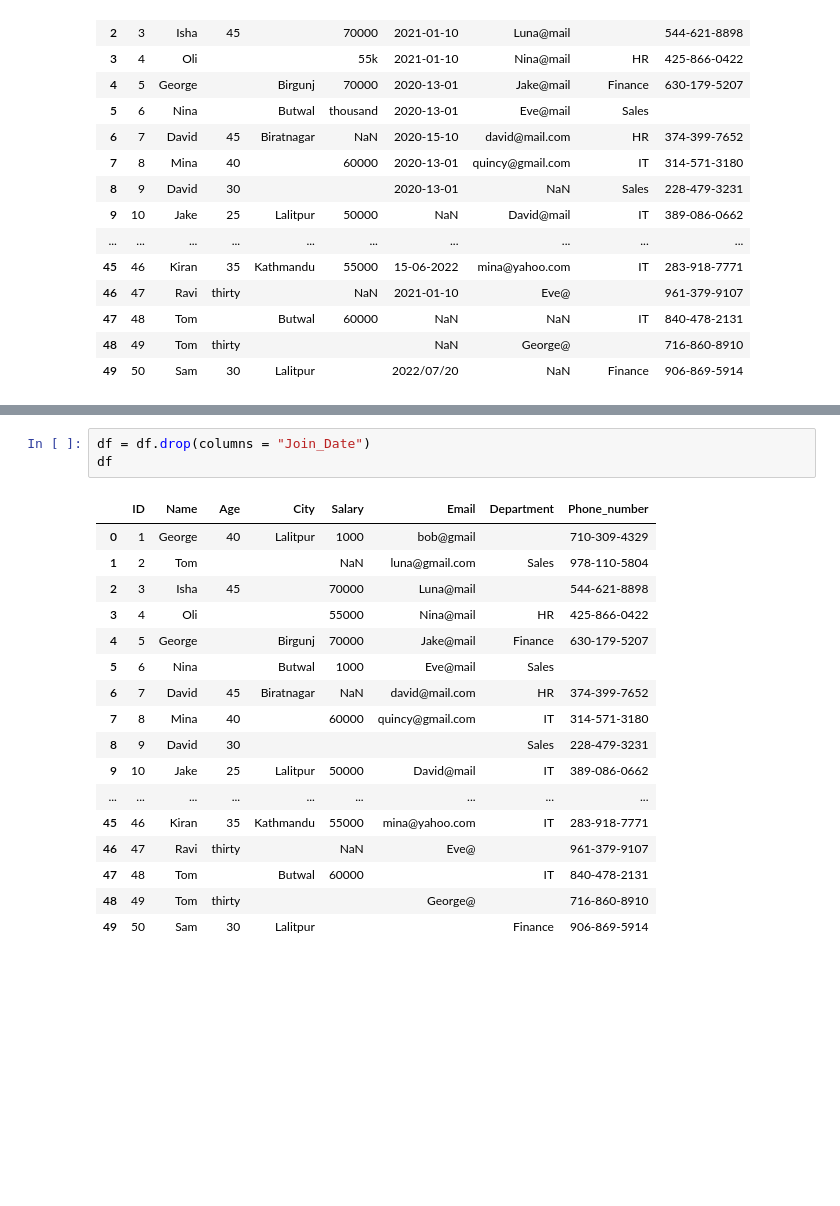
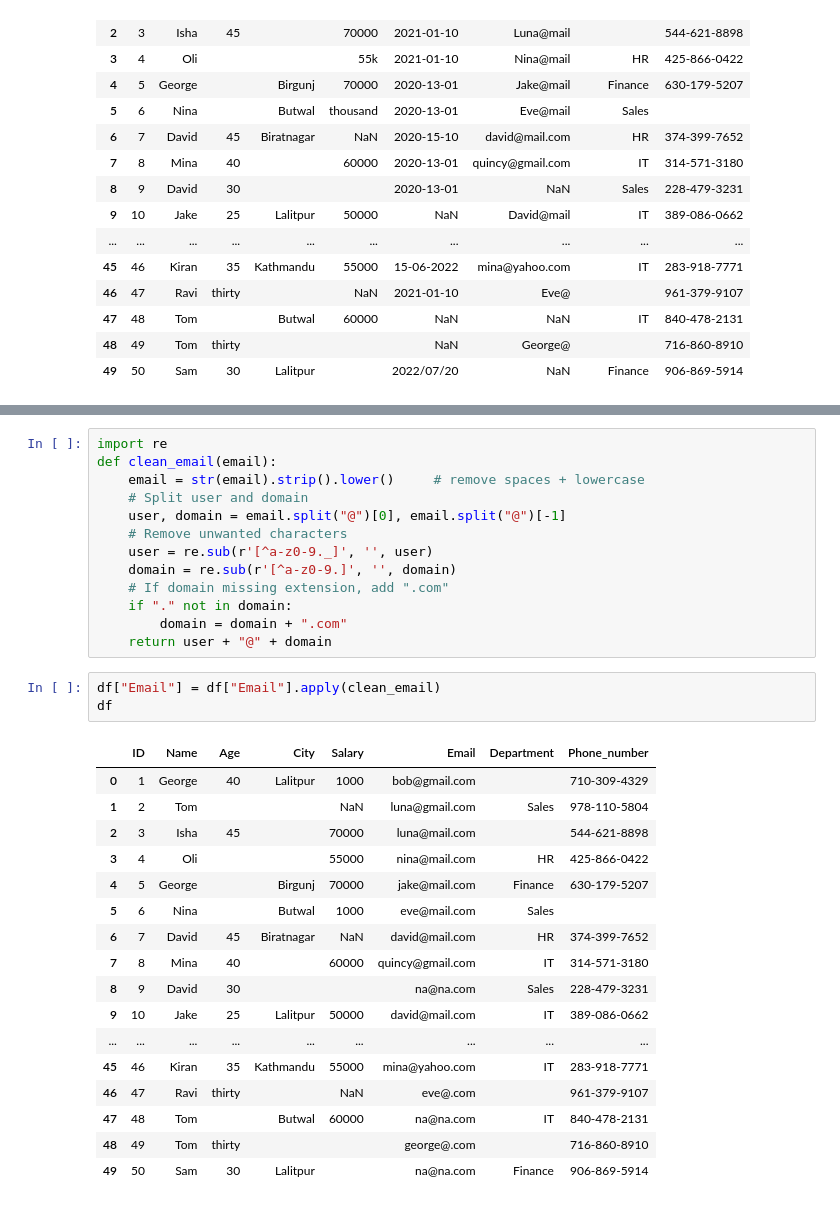
Before and after one commit to kPANTA12/100-Days-of-ML, a Jupyter notebook: Day7_Data_Cleaning.ipynb, the cells around one changed output, grey strips where cells are left out. Cells and saved outputs as stored; diff of their text form; blank space fills up the shorter version.

```diff
--- a/Day7_Data_Cleaning.ipynb
+++ b/Day7_Data_Cleaning.ipynb
@@ -478,21 +478,34 @@ df
-# %%
-df = df.drop(columns = "Join_Date")
-df
-# %% [output]
-|  | ID | Name | Age | City | Salary | Email | Department | Phone_number |
-| 0 | 1 | George | 40 | Lalitpur | 1000 | bob@gmail |  | 710-309-4329 |
-| 1 | 2 | Tom |  |  | NaN | luna@gmail.com | Sales | 978-110-5804 |
-| 2 | 3 | Isha | 45 |  | 70000 | Luna@mail |  | 544-621-8898 |
-| 3 | 4 | Oli |  |  | 55000 | Nina@mail | HR | 425-866-0422 |
-| 4 | 5 | George |  | Birgunj | 70000 | Jake@mail | Finance | 630-179-5207 |
-| 5 | 6 | Nina |  | Butwal | 1000 | Eve@mail | Sales |  |
-| 6 | 7 | David | 45 | Biratnagar | NaN | david@mail.com | HR | 374-399-7652 |
-| 7 | 8 | Mina | 40 |  | 60000 | quincy@gmail.com | IT | 314-571-3180 |
-| 8 | 9 | David | 30 |  |  |  | Sales | 228-479-3231 |
-| 9 | 10 | Jake | 25 | Lalitpur | 50000 | David@mail | IT | 389-086-0662 |
-| ... | ... | ... | ... | ... | ... | ... | ... | ... |
-| 45 | 46 | Kiran | 35 | Kathmandu | 55000 | mina@yahoo.com | IT | 283-918-7771 |
-| 46 | 47 | Ravi | thirty |  | NaN | Eve@ |  | 961-379-9107 |
-| 47 | 48 | Tom |  | Butwal | 60000 |  | IT | 840-478-2131 |
-| 48 | 49 | Tom | thirty |  |  | George@ |  | 716-860-8910 |
-| 49 | 50 | Sam | 30 | Lalitpur |  |  | Finance | 906-869-5914 |
+# %%
+import re
+def clean_email(email):
+    email = str(email).strip().lower()     # remove spaces + lowercase
+    # Split user and domain
+    user, domain = email.split("@")[0], email.split("@")[-1]
+    # Remove unwanted characters
+    user = re.sub(r'[^a-z0-9._]', '', user)
+    domain = re.sub(r'[^a-z0-9.]', '', domain)
+    # If domain missing extension, add ".com"
+    if "." not in domain:
+        domain = domain + ".com"
+    return user + "@" + domain
+# %%
+df["Email"] = df["Email"].apply(clean_email)
+df
+# %% [output]
+|  | ID | Name | Age | City | Salary | Email | Department | Phone_number |
+| 0 | 1 | George | 40 | Lalitpur | 1000 | bob@gmail.com |  | 710-309-4329 |
+| 1 | 2 | Tom |  |  | NaN | luna@gmail.com | Sales | 978-110-5804 |
+| 2 | 3 | Isha | 45 |  | 70000 | luna@mail.com |  | 544-621-8898 |
+| 3 | 4 | Oli |  |  | 55000 | nina@mail.com | HR | 425-866-0422 |
+| 4 | 5 | George |  | Birgunj | 70000 | jake@mail.com | Finance | 630-179-5207 |
+| 5 | 6 | Nina |  | Butwal | 1000 | eve@mail.com | Sales |  |
+| 6 | 7 | David | 45 | Biratnagar | NaN | david@mail.com | HR | 374-399-7652 |
+| 7 | 8 | Mina | 40 |  | 60000 | quincy@gmail.com | IT | 314-571-3180 |
+| 8 | 9 | David | 30 |  |  | na@na.com | Sales | 228-479-3231 |
+| 9 | 10 | Jake | 25 | Lalitpur | 50000 | david@mail.com | IT | 389-086-0662 |
+| ... | ... | ... | ... | ... | ... | ... | ... | ... |
+| 45 | 46 | Kiran | 35 | Kathmandu | 55000 | mina@yahoo.com | IT | 283-918-7771 |
+| 46 | 47 | Ravi | thirty |  | NaN | eve@.com |  | 961-379-9107 |
+| 47 | 48 | Tom |  | Butwal | 60000 | na@na.com | IT | 840-478-2131 |
+| 48 | 49 | Tom | thirty |  |  | george@.com |  | 716-860-8910 |
+| 49 | 50 | Sam | 30 | Lalitpur |  | na@na.com | Finance | 906-869-5914 |
```
Also changed, not shown: parts of 3 cells of this notebook.
